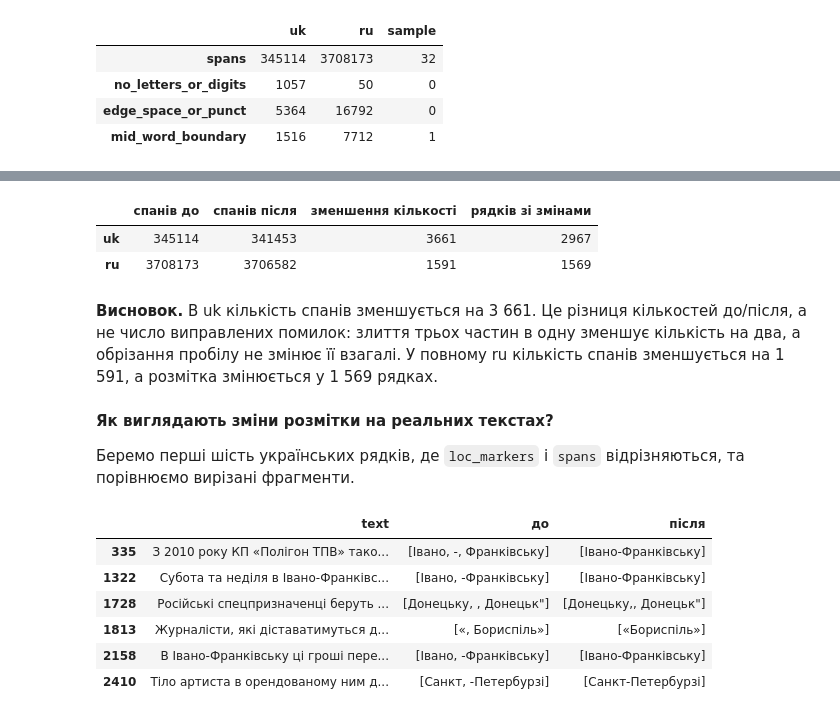
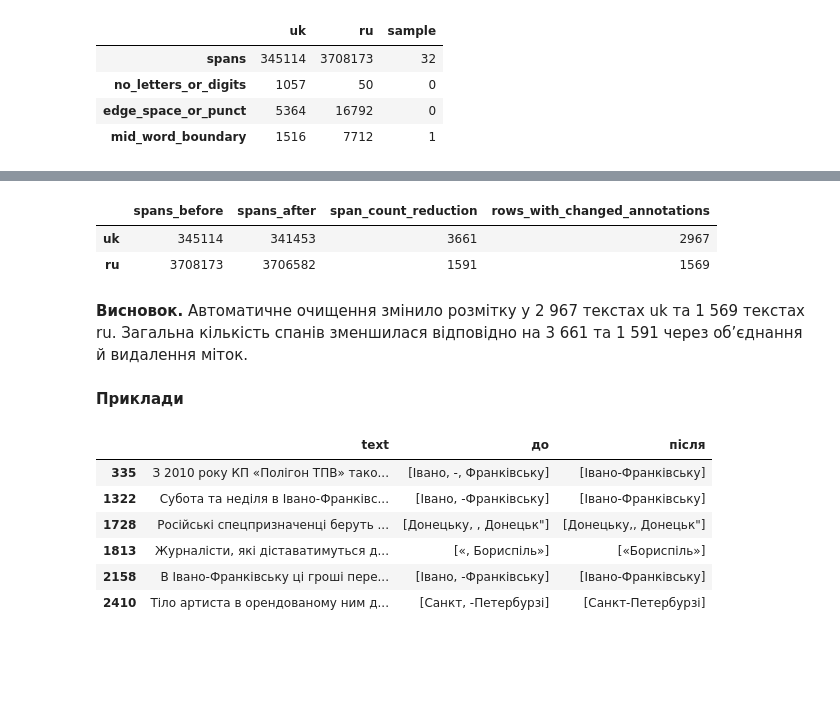
Before and after one commit to mykhailoisupov/RNN_for_NER, a Jupyter notebook: notebooks/EDA.ipynb, the cells around one changed output, grey strips where cells are left out. Cells and saved outputs as stored; diff of their text form; code cells hidden in the pictures; blank space fills up the shorter version.

Commit message:
Expand EDA with deduplication and test annotation analysis

```diff
--- a/notebooks/EDA.ipynb
+++ b/notebooks/EDA.ipynb
@@ -265,26 +286,24 @@ defects
 # %%
 uk["spans"] = [clean_spans(t, s) for t, s in zip(uk.text, uk.loc_markers)]
 ru["spans"] = [clean_spans(t, s) for t, s in zip(ru.text, ru.loc_markers)]
 sample["spans"] = sample["loc_markers"]
 pd.DataFrame({
     name: {
-        "спанів до": int(frame.loc_markers.map(len).sum()),
-        "спанів після": int(frame.spans.map(len).sum()),
-        "зменшення кількості": int(frame.loc_markers.map(len).sum() - frame.spans.map(len).sum()),
-        "рядків зі змінами": sum(a != b for a, b in zip(frame.loc_markers, frame.spans)),
+        "spans_before": int(frame.loc_markers.map(len).sum()),
+        "spans_after": int(frame.spans.map(len).sum()),
+        "span_count_reduction": int(frame.loc_markers.map(len).sum() - frame.spans.map(len).sum()),
+        "rows_with_changed_annotations": sum(a != b for a, b in zip(frame.loc_markers, frame.spans)),
     }
     for name, frame in {"uk": uk, "ru": ru}.items()
 }).T
 # %% [output]
-|  | спанів до | спанів після | зменшення кількості | рядків зі змінами |
+|  | spans_before | spans_after | span_count_reduction | rows_with_changed_annotations |
 | uk | 345114 | 341453 | 3661 | 2967 |
 | ru | 3708173 | 3706582 | 1591 | 1569 |
 # %% [markdown]
-**Висновок.** В uk кількість спанів зменшується на 3 661. Це різниця кількостей до/після, а не число виправлених помилок: злиття трьох частин в одну зменшує кількість на два, а обрізання пробілу не змінює її взагалі. У повному ru кількість спанів зменшується на 1 591, а розмітка змінюється у 1 569 рядках.
+**Висновок.** Автоматичне очищення змінило розмітку у 2 967 текстах uk та 1 569 текстах ru. Загальна кількість спанів зменшилася відповідно на 3 661 та 1 591 через об’єднання й видалення міток.
 # %% [markdown]
-**Як виглядають зміни розмітки на реальних текстах?**
-
-Беремо перші шість українських рядків, де `loc_markers` і `spans` відрізняються, та порівнюємо вирізані фрагменти.
+**Приклади**
 # %%
 changed = uk.loc[[a != b for a, b in zip(uk.loc_markers, uk.spans)]].head(6)
 with pd.option_context("display.max_colwidth", None):
```
Also changed, not shown: parts of 214 cells of this notebook, 7 other files.
